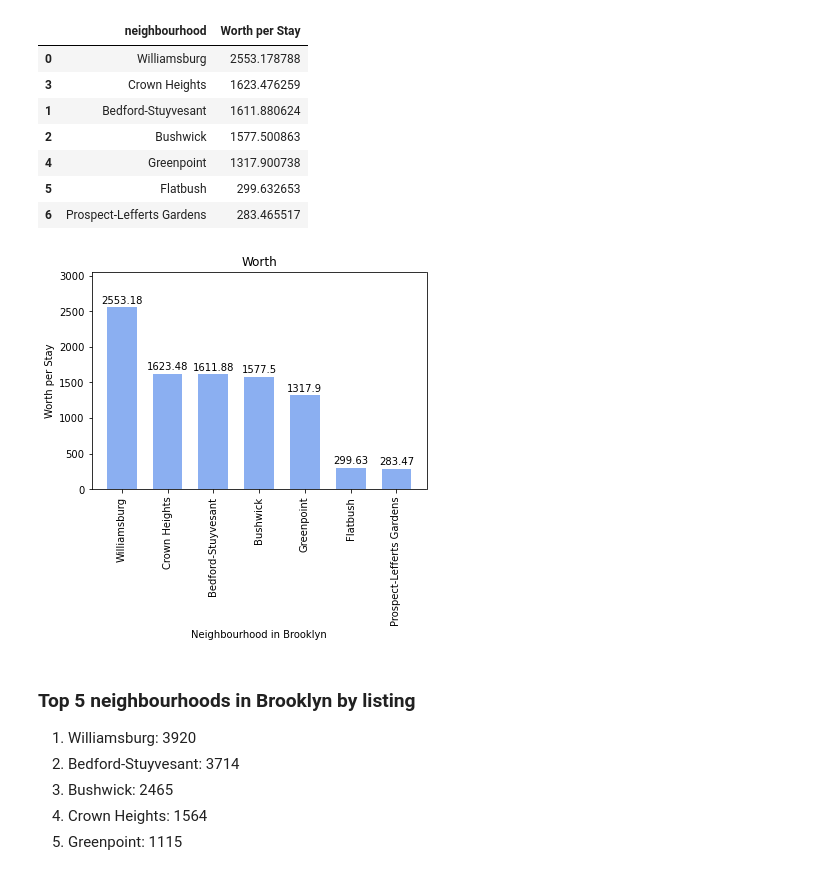
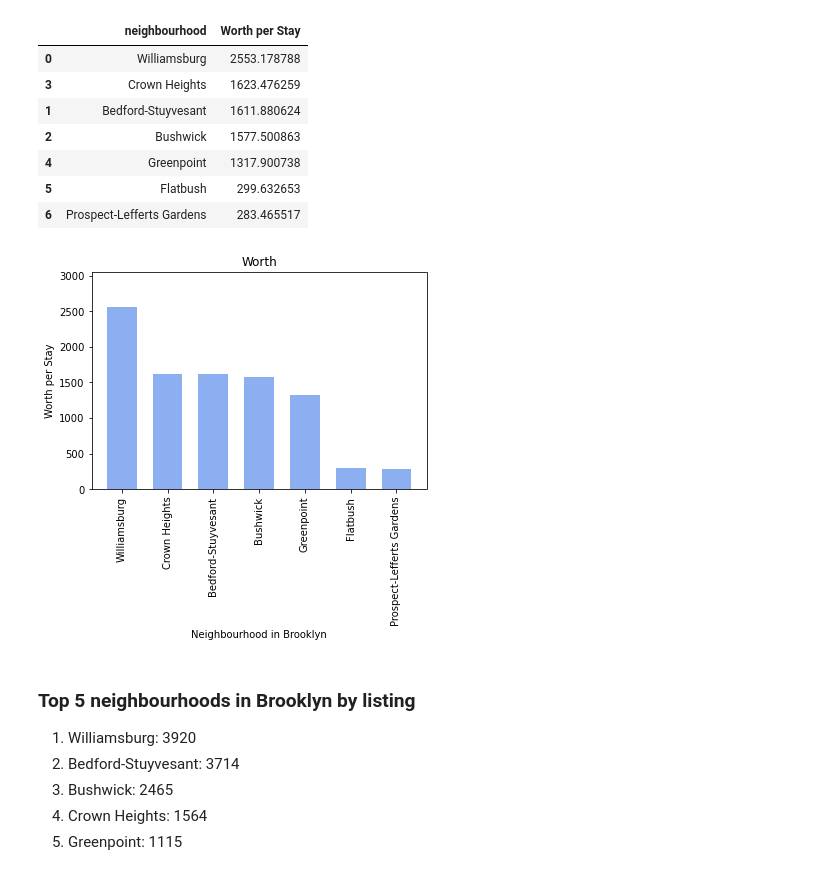
Before and after one commit to alexturkmen/Airbnb-New-York-Renterpreneurs, a Jupyter notebook: Brooklyn_alexyu.ipynb, the cells around one changed output. Saved outputs shown, nothing was run; the diff lists cells and outputs as text; code cells hidden in the pictures.

Commit message:
Code Reran and Visualizations Saved 10-26

```diff
--- a/Brooklyn.ipynb
+++ b/Brooklyn_alexyu.ipynb
@@ -296,38 +297,39 @@ worth_per_stay_by_neighbourhood_df
 # %%
 fig, ax = plt.subplots()
 
 x_axis = np.arange(len(brooklyn_neighbourhood_by_worth))
 
 tick_locations = [value for value in x_axis]
 plt.xticks(tick_locations, worth_per_stay_by_neighbourhood_df['neighbourhood'], rotation=90)
 
 y_axis = round(worth_per_stay_by_neighbourhood_df['Worth per Stay'], 2)
 
 
 rects1 = ax.bar(x_axis, y_axis, color="cornflowerblue", alpha=0.75, align="center",  width=0.65)
 
 ax.set_ylabel('Worth per Stay')
 ax.set_title('Worth')
 ax.set_xlabel('Neighbourhood in Brooklyn')
 ax.set_ylim(0,max(brooklyn_neighbourhood_worth_per_stay)+500)
 
 
-def autolabel(rects):
-     # Attach a text label above each bar in *rects*, displaying its height.
-    for rect in rects:
-        height = rect.get_height()
-        ax.annotate('{}'.format(height),
-                    xy=(rect.get_x() + rect.get_width() / 2, height),
-                    xytext=(0, 2),
-                    textcoords="offset points",
-                    ha='center', va='bottom')
+#def autolabel(rects):
+#     # Attach a text label above each bar in *rects*, displaying its height.
+#    for rect in rects:
+#        height = rect.get_height()
+#        ax.annotate('{}'.format(height),
+#                    xy=(rect.get_x() + rect.get_width() / 2, height),
+#                    xytext=(0, 2),
+#                    textcoords="offset points",
+#                    ha='center', va='bottom')
 
 
-autolabel(rects1)
+#autolabel(rects1)
+plt.savefig(f'Visualization/Brooklyn_Worth_per_Stay.png')
 
 plt.show()
 # %% [output]
-[figure, old version]
+[figure, new version]
 # %% [markdown]
 ### Top 5 neighbourhoods in Brooklyn by listing
 1. Williamsburg: 3920
```
Also changed, not shown: parts of 4 cells of this notebook, 4 other files.
